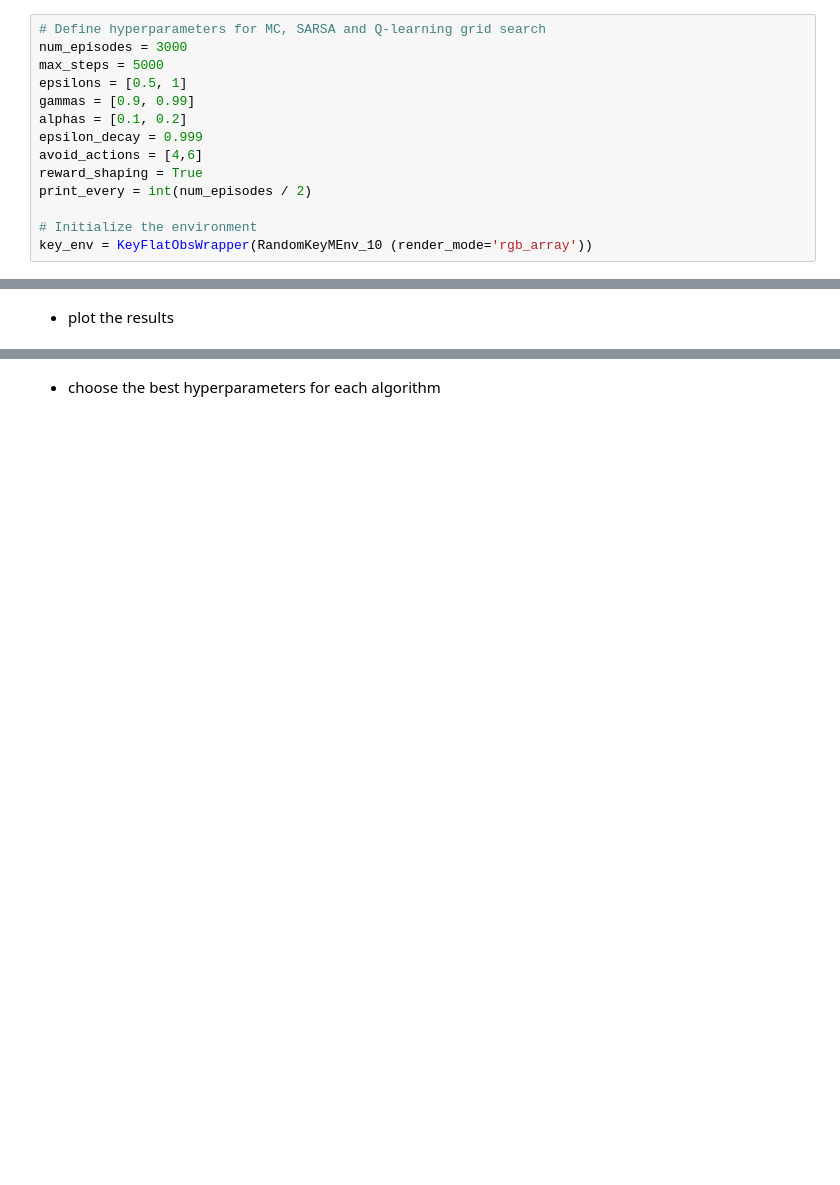
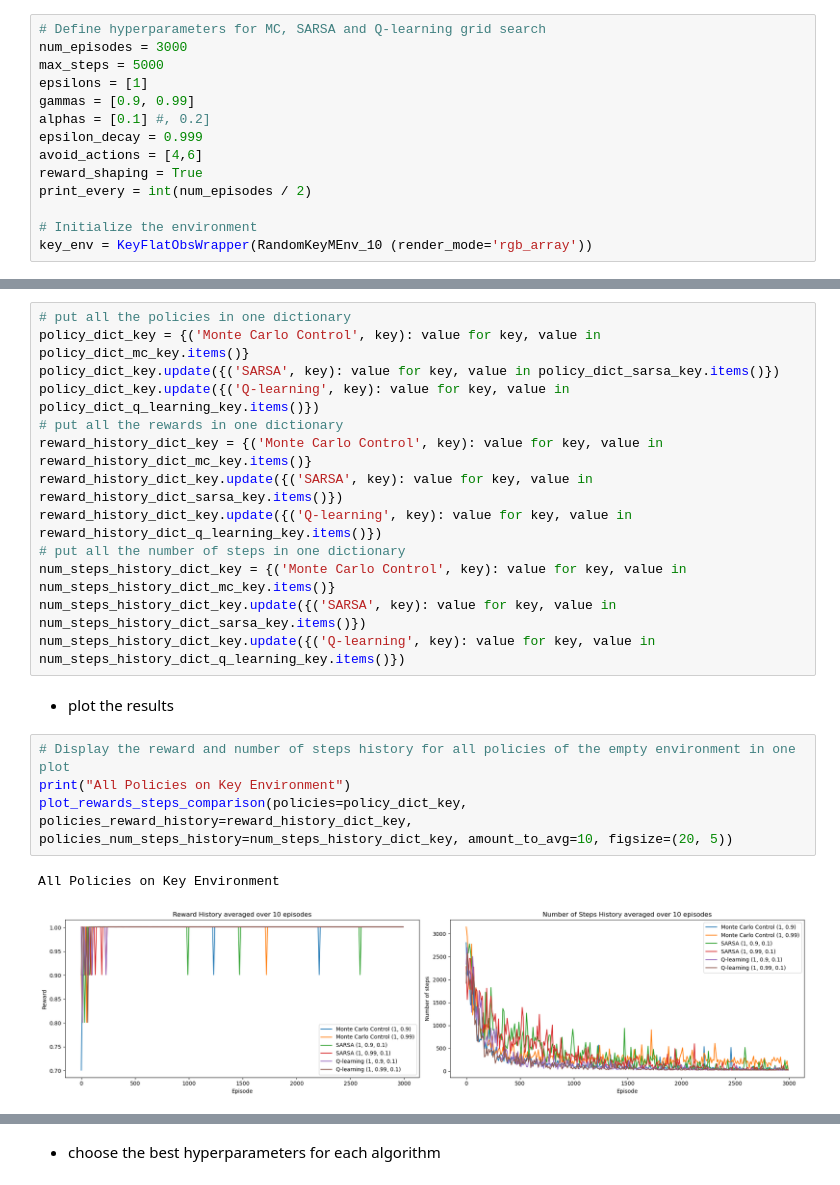
Before and after one commit to Lior-Baruch/RL, a Jupyter notebook: Mid_Project_tabular_RL_Minigrid_2024.ipynb, the cells around one changed output, grey strips where cells are left out. Drawn from its saved outputs; the diff is of its cells as text; blank space fills up the shorter version.

```diff
--- a/Mid_Project_tabular_RL_Minigrid_2024.ipynb
+++ b/Mid_Project_tabular_RL_Minigrid_2024.ipynb
@@ -1234,9 +1361,9 @@ print(f"Best average done: {best_avg_done_empty}")
 # Define hyperparameters for MC, SARSA and Q-learning grid search
 num_episodes = 3000
 max_steps = 5000
-epsilons = [0.5, 1]
+epsilons = [1]
 gammas = [0.9, 0.99]
-alphas = [0.1, 0.2]
+alphas = [0.1] #, 0.2]
 epsilon_decay = 0.999
 avoid_actions = [4,6]
 reward_shaping = True
@@ -1295,3 +1443,23 @@ policy_dict_q_learning_key, Q_dict_q_learning_key, reward_history_dict_q_learnin
+# %%
+# put all the policies in one dictionary
+policy_dict_key = {('Monte Carlo Control', key): value for key, value in policy_dict_mc_key.items()}
+policy_dict_key.update({('SARSA', key): value for key, value in policy_dict_sarsa_key.items()})
+policy_dict_key.update({('Q-learning', key): value for key, value in policy_dict_q_learning_key.items()})
+# put all the rewards in one dictionary
+reward_history_dict_key = {('Monte Carlo Control', key): value for key, value in reward_history_dict_mc_key.items()}
+reward_history_dict_key.update({('SARSA', key): value for key, value in reward_history_dict_sarsa_key.items()})
+reward_history_dict_key.update({('Q-learning', key): value for key, value in reward_history_dict_q_learning_key.items()})
+# put all the number of steps in one dictionary
+num_steps_history_dict_key = {('Monte Carlo Control', key): value for key, value in num_steps_history_dict_mc_key.items()}
+num_steps_history_dict_key.update({('SARSA', key): value for key, value in num_steps_history_dict_sarsa_key.items()})
+num_steps_history_dict_key.update({('Q-learning', key): value for key, value in num_steps_history_dict_q_learning_key.items()})
 # %% [markdown]
 - plot the results
+# %%
+# Display the reward and number of steps history for all policies of the empty environment in one plot
+print("All Policies on Key Environment")
+plot_rewards_steps_comparison(policies=policy_dict_key, policies_reward_history=reward_history_dict_key, policies_num_steps_history=num_steps_history_dict_key, amount_to_avg=10, figsize=(20, 5))
+# %% [output]
+All Policies on Key Environment
+[figure, added]
 # %%
```
Also changed, not shown: parts of 27 cells of this notebook.
